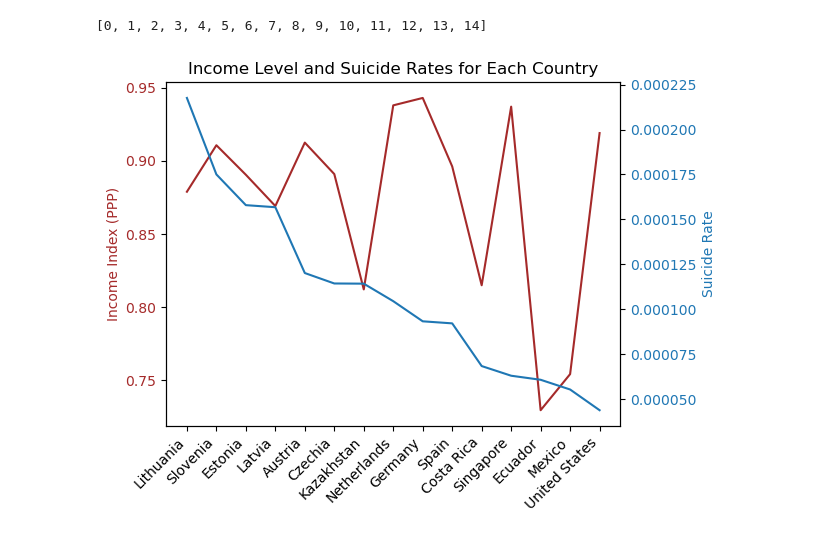
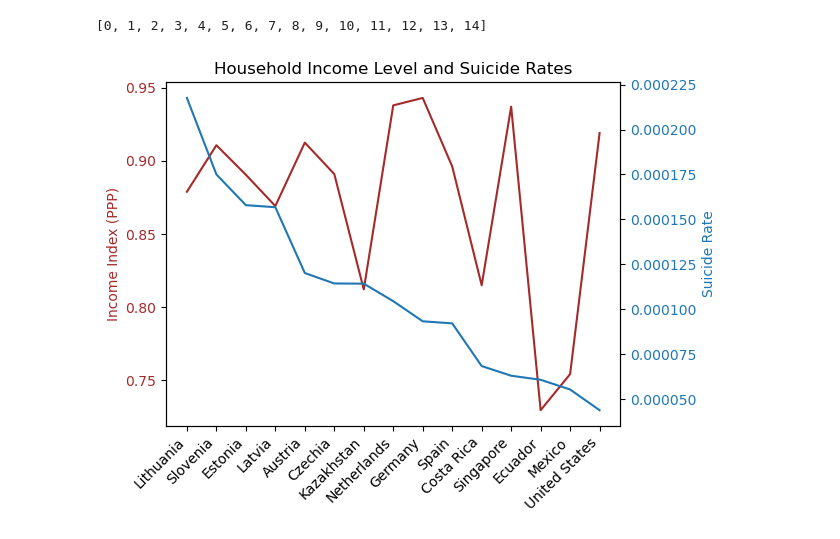
Before and after one commit to kendraliu/Project-One-An-Analysis-of-Suicide-Rate-and-Several-Factors, a Jupyter notebook: Does high-income guarantee better mental health?.ipynb, the cells around one changed output. Saved outputs shown, nothing was run; the diff lists cells and outputs as text; code cells hidden in the pictures.

```diff
--- a/Does high-income guarantee better mental health?.ipynb
+++ b/Does high-income guarantee better mental health?.ipynb
@@ -133,22 +133,22 @@ xaxis
 # %%
 fig, fig1 = plt.subplots()
 fig1.plot(comparison["HDI for year"], color="brown")
 fig2 = fig1.twinx()
 fig2.plot(comparison["Suicide rate"])
 
 fig1.set_xticks(xaxis)
 fig1.set_xticklabels(comparison["country"], rotation=45, horizontalalignment = "right")
 fig1.xaxis.set_label_coords(-0.5,0)
 
 fig1.set_ylabel("Income Index (PPP)", color="brown")
 fig1.tick_params(axis="y", labelcolor="brown")
 
 fig2.set_ylabel("Suicide Rate", color="#1f77b4")
 fig2.tick_params(axis="y", labelcolor="#1f77b4")
 
-plt.title("Income Level and Suicide Rates for Each Country")
+plt.title("Household Income Level and Suicide Rates")
 fig.tight_layout()
 plt.savefig("IncomeSI.png")
 plt.show()
 # %% [output]
-[figure, old version]
+[figure, new version]
```
Also changed, not shown: parts of 1 cell of this notebook, 2 other files.
